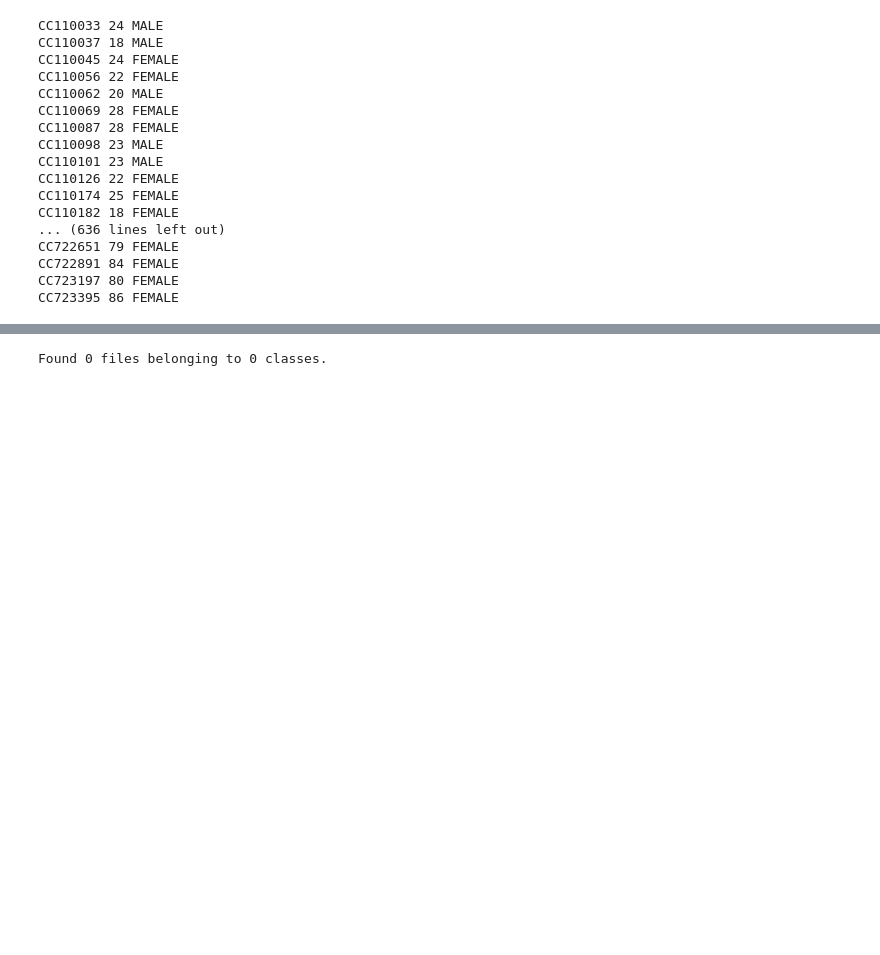
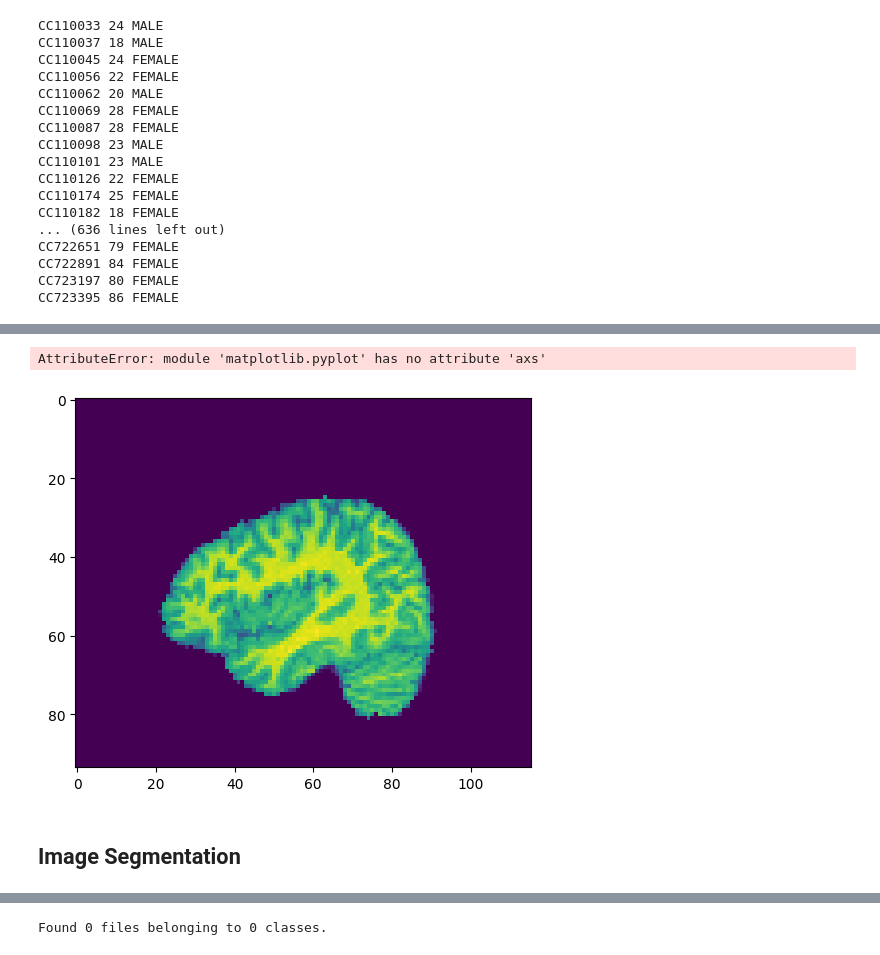
Before and after one commit to MaxMascini/Neural-Nexus-Ninjas, a Jupyter notebook: old_code/CNN Testing.ipynb, the cells around one changed output, grey strips where cells are left out. Drawn from its saved outputs; the diff is of its cells as text; code cells hidden in the pictures; blank space fills up the shorter version.

```diff
--- a/old_code/CNN Testing.ipynb
+++ b/old_code/CNN Testing.ipynb
@@ -24,18 +68,21 @@ masks_path = Path(path, 'data', 'masks')
 segs_path = Path(path, 'data', 'segs_refs')
 metadata_path = Path(path, 'data', 'meta')
 
-## Functions
+## z_normalize function for images - Converts numpy arrays to tensors (uses VRAM instead of RAM)
 def z_normalize(img_data, mask_data):
-    # Ensure the mask is binary
-    mask_data = np.where(mask_data > 0, 1, 0)
+    # Ensure the mask is binary and convert to float
+    mask_data = tf.cast(tf.where(mask_data > 0, 1, 0), tf.float32)
 
     # Apply the mask to the image
-    masked_image_data = np.multiply(img_data, mask_data) # img_data * mask_data
+    masked_image_data = tf.math.multiply(img_data, mask_data)
+
+    # Calculate the mean and standard deviation of the masked image
+    mean, std_dev = tf.nn.moments(masked_image_data, axes=[0])
 
     # Calculate the z-score of the masked image
-    masked_image_data[mask_data==0] = stats.zscore(masked_image_data[mask_data==0])
+    masked_image_data = tf.where(mask_data==0, (masked_image_data - mean) / std_dev, masked_image_data)
 
     # Handle NaN values that might result from zscoring zero-valued elements
-    masked_image_data = np.nan_to_num(masked_image_data)
+    masked_image_data = tf.where(tf.math.is_nan(masked_image_data), tf.zeros_like(masked_image_data), masked_image_data)
 
     return masked_image_data
@@ -124,0 +175,10 @@ TensorFlow version: 2.15.0
+# %%
+
+plt.imshow(ndi.rotate(combined_scans[1,30,:,:], 90), cmap='viridis')
+plt.axs('off')
+plt.show()
+# %% [output]
+AttributeError: module 'matplotlib.pyplot' has no attribute 'axs'
+[figure, added]
+# %% [markdown]
+## Image Segmentation
```
Also changed, not shown: parts of 14 cells of this notebook.
